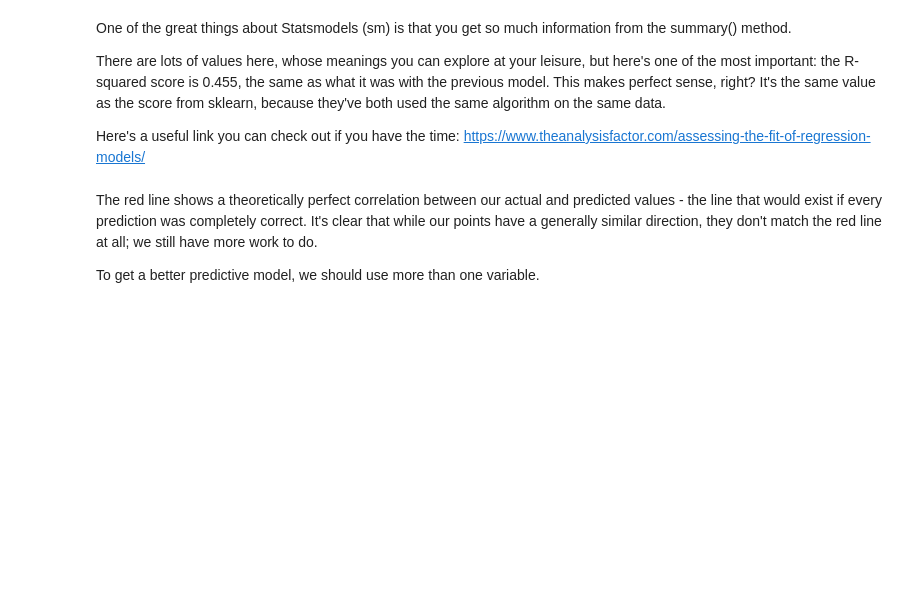
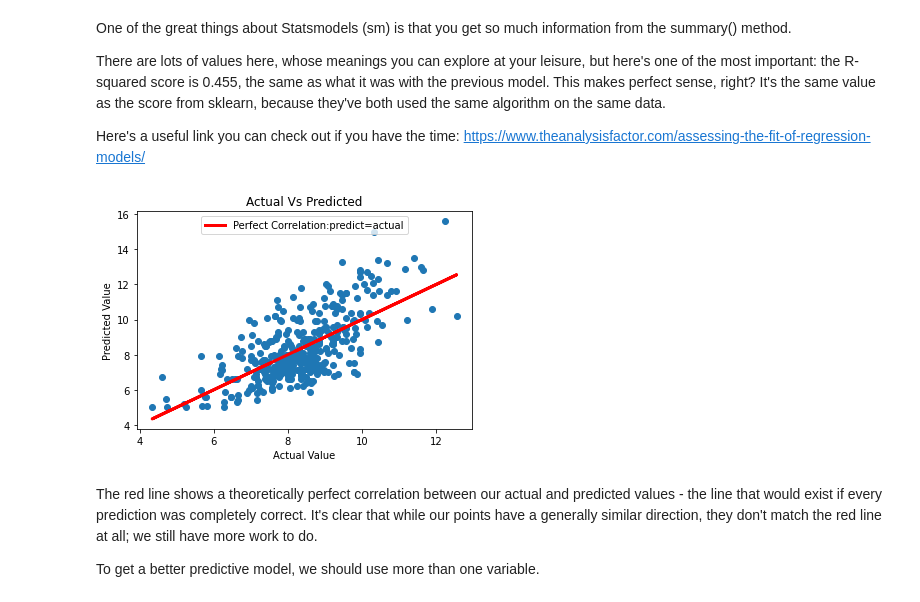
Before and after one commit to vishrast/Linear-Regression-Wine-Quality, a Jupyter notebook: Springboard Regression Case Study - the Red Wine Dataset - Tier 3.ipynb, the cells around one changed output. Saved outputs shown, nothing was run; the diff lists cells and outputs as text; code cells hidden in the pictures; blank space fills up the shorter version.

```diff
--- a/Springboard Regression Case Study - the Red Wine Dataset - Tier 3.ipynb
+++ b/Springboard Regression Case Study - the Red Wine Dataset - Tier 3.ipynb
@@ -311,9 +330,11 @@ Let's build a similar model using a different package, to see if we get a better
 # %%
 # Create the test and train sets. Here, we do things slightly differently.
 # We make the explanatory variable X as before.
-_ _ _
+#_ _ _
 
 # But here, reassign X the value of adding a constant to it. This is required for Ordinary Least Squares Regression.
 # Further explanation of this can be found here:
 # https://www.statsmodels.org/devel/generated/statsmodels.regression.linear_model.OLS.html
-_ _ _
+Y = df['fixed.acidity']
+X = df['density']
+X = sm.add_constant(X)
@@ -325,0 +341,9 @@ _ _ _
+# %%
+# The rest of the preparation is as before.
+# Split the data using train_test_split()
+#_ _ _
+X_train, X_test, y_train, y_test = train_test_split(X, Y, test_size=0.25)
+print(" Cross check if the constant is added \n",X_train[:4])
+print(" Cross check y_train\n",y_train[:4])
+print("X-Train,Test Shape",X_train.shape, X_test.shape)
+print("y-Train,Test Shape",y_train.shape, y_test.shape)
@@ -326,8 +365,8 @@ _ _ _
 # %%
 # Create the model
-_ _ _
+model=sm.OLS(y_train,X_train)
 
 # Fit the model with fit()
-_ _ _
+rModel1=model.fit()
 # %%
 # Evaluate the model with .summary()
@@ -340,17 +401,23 @@ There are lots of values here, whose meanings you can explore at your leisure, b
 Here's a useful link you can check out if you have the time: https://www.theanalysisfactor.com/assessing-the-fit-of-regression-models/
 # %%
 # Let's use our new model to make predictions of the dependent variable y. Use predict(), and plug in X_test as the parameter
-_ _ _
+y_test_pred=rModel1.predict(X_test)
 # %%
 # Plot the predictions
 # Build a scatterplot
-_ _ _
+plt.scatter(y_test_pred,y_test)
 
 # Add a line for perfect correlation. Can you see what this line is doing? Use plot()
-_ _ _
+plt.plot(y_test_pred,y_test_pred, color="red", linewidth=3,label="Perfect Correlation:predict=actual")
 
 # Label it nicely
-_ _ _
+plt.xlabel("Actual Value")
+plt.ylabel("Predicted Value")
+plt.title("Actual Vs Predicted")
+plt.legend(loc="upper center")
+plt.show()
+# %% [output]
+[figure, added]
 # %% [markdown]
 The red line shows a theoretically perfect correlation between our actual and predicted values - the line that would exist if every prediction was completely correct. It's clear that while our points have a generally similar direction, they don't match the red line at all; we still have more work to do.
 
```
Also changed, not shown: parts of 25 cells of this notebook.
